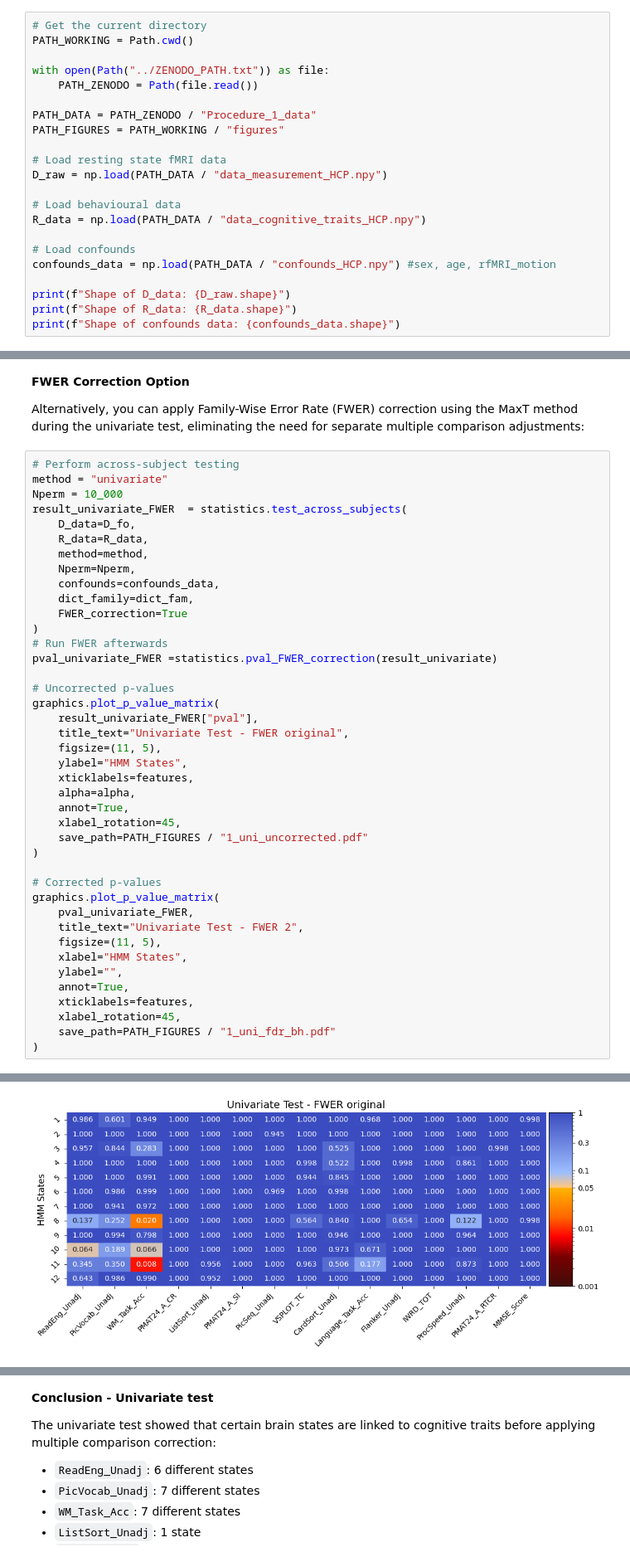
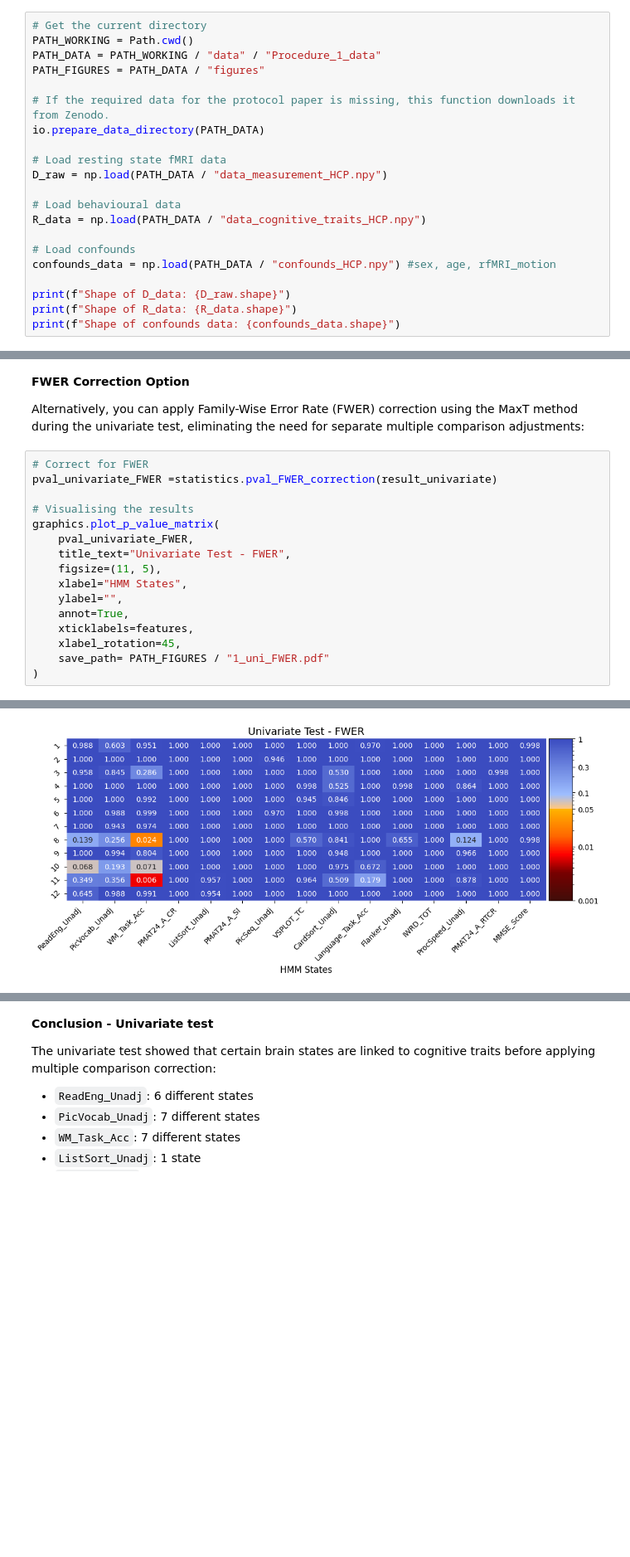
Before and after one commit to Nick7900/glhmm_protocols, a Jupyter notebook: Procedures/Procedure_1_Across_subject_testing.ipynb, the cells around one changed output, grey strips where cells are left out. Shown at 83% size. Cells and saved outputs as stored; diff of their text form; blank space fills up the shorter version.

```diff
--- a/Procedures/Procedure_1_Across_subject_testing.ipynb
+++ b/Procedures/Procedure_1_Across_subject_testing.ipynb
@@ -69,12 +70,11 @@ The analysis uses three inputs: **brain data**, **behavioural measurements**, an
 # %%
 # Get the current directory
 PATH_WORKING = Path.cwd()
+PATH_DATA = PATH_WORKING / "data" / "Procedure_1_data"
+PATH_FIGURES = PATH_DATA / "figures"
 
-with open(Path("../ZENODO_PATH.txt")) as file:
-    PATH_ZENODO = Path(file.read())
-
-PATH_DATA = PATH_ZENODO / "Procedure_1_data"
-PATH_FIGURES = PATH_WORKING / "figures"
+# If the required data for the protocol paper is missing, this function downloads it from Zenodo.
+io.prepare_data_directory(PATH_DATA)
 
 # Load resting state fMRI data
 D_raw = np.load(PATH_DATA / "data_measurement_HCP.npy")
@@ -685,44 +632,19 @@ graphics.plot_correlation_matrix(
 
 Alternatively, you can apply Family-Wise Error Rate (FWER) correction using the MaxT method during the univariate test, eliminating the need for separate multiple comparison adjustments:
 # %%
-# Perform across-subject testing
-method = "univariate"
-Nperm = 10_000
-result_univariate_FWER  = statistics.test_across_subjects(
-    D_data=D_fo,
-    R_data=R_data,
-    method=method,
-    Nperm=Nperm,
-    confounds=confounds_data,
-    dict_family=dict_fam,
-    FWER_correction=True
-)
-# Run FWER afterwards
+# Correct for FWER
 pval_univariate_FWER =statistics.pval_FWER_correction(result_univariate)
 
-# Uncorrected p-values
-graphics.plot_p_value_matrix(
-    result_univariate_FWER["pval"],
-    title_text="Univariate Test - FWER original",
-    figsize=(11, 5),
-    ylabel="HMM States",
-    xticklabels=features,
-    alpha=alpha,
-    annot=True,
-    xlabel_rotation=45,
-    save_path=PATH_FIGURES / "1_uni_uncorrected.pdf"
-)
-
-# Corrected p-values
+# Visualising the results
 graphics.plot_p_value_matrix(
     pval_univariate_FWER,
-    title_text="Univariate Test - FWER 2",
+    title_text="Univariate Test - FWER",
     figsize=(11, 5),
     xlabel="HMM States",
     ylabel="",
     annot=True,
     xticklabels=features,
     xlabel_rotation=45,
-    save_path=PATH_FIGURES / "1_uni_fdr_bh.pdf"
+    save_path= PATH_FIGURES / "1_uni_FWER.pdf"
 )
 # %% [output]
@@ -731 +651 @@ Generating 10000 shufflings (permutations only).
-[figure, old version]
+[figure, new version]
```
Also changed, not shown: parts of 38 cells of this notebook, 3 other files.
